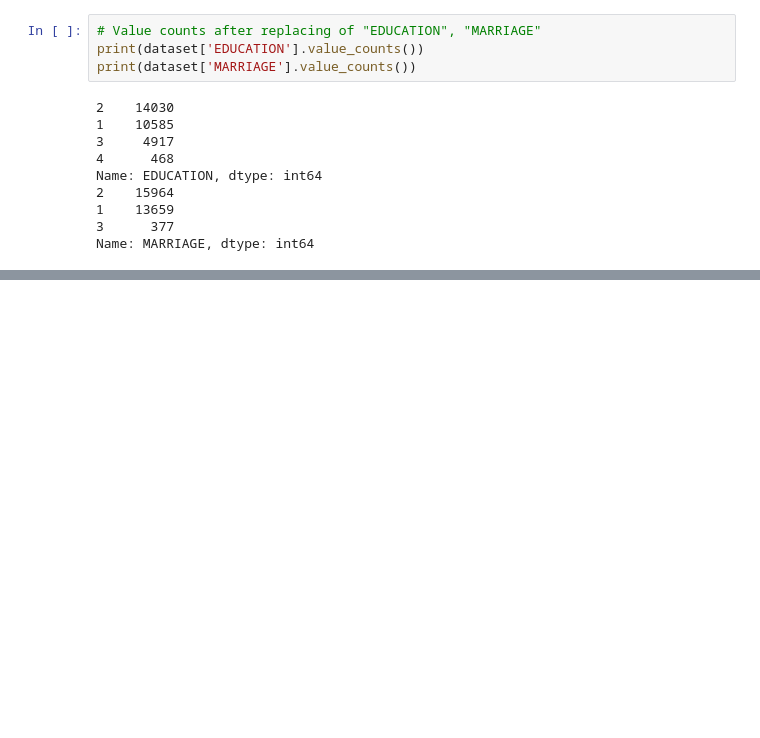
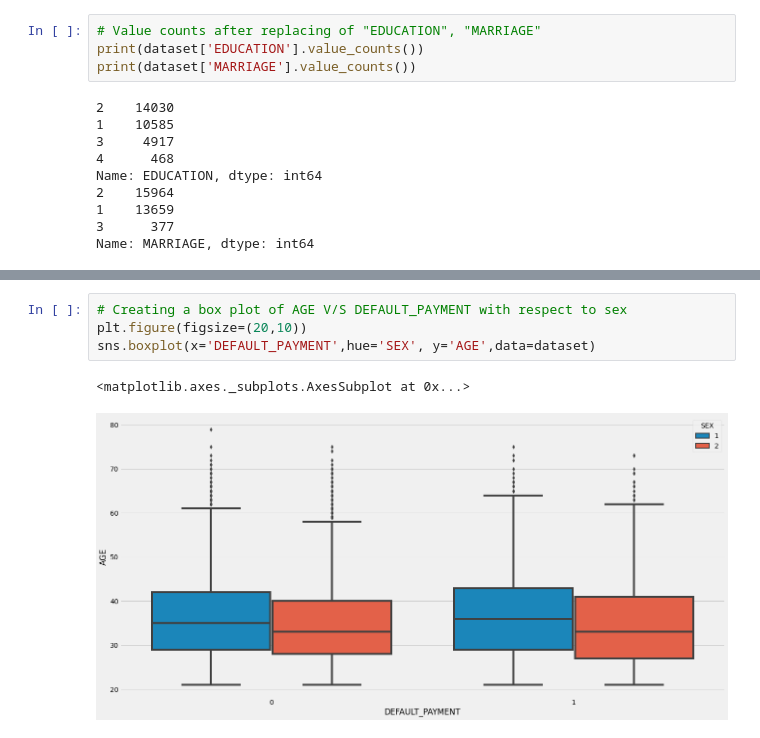
Before and after one commit to Anupam8858/Credit-Card-Default-Prediction, a Jupyter notebook: Credit_Card_Default_Prediction_Capstone_Project.ipynb, the cells around one changed output, grey strips where cells are left out. Saved outputs shown, nothing was run; the diff lists cells and outputs as text; blank space fills up the shorter version.

```diff
--- a/Credit_Card_Default_Prediction_Capstone_Project.ipynb
+++ b/Credit_Card_Default_Prediction_Capstone_Project.ipynb
@@ -240,0 +246,7 @@ for col in independent_variable:
+# %%
+# Creating a box plot of AGE V/S DEFAULT_PAYMENT with respect to sex
+plt.figure(figsize=(20,10))
+sns.boxplot(x='DEFAULT_PAYMENT',hue='SEX', y='AGE',data=dataset)
+# %% [output]
+<matplotlib.axes._subplots.AxesSubplot at 0x...>
+[figure, added]
```
Also changed, not shown: parts of 6 cells of this notebook.
